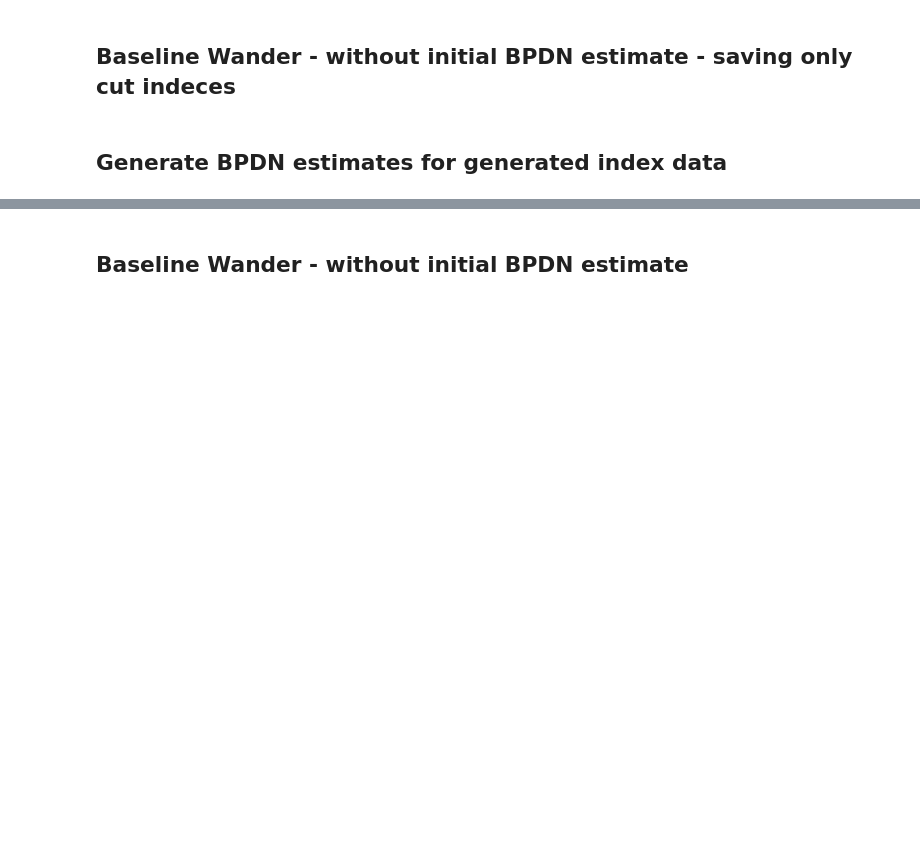
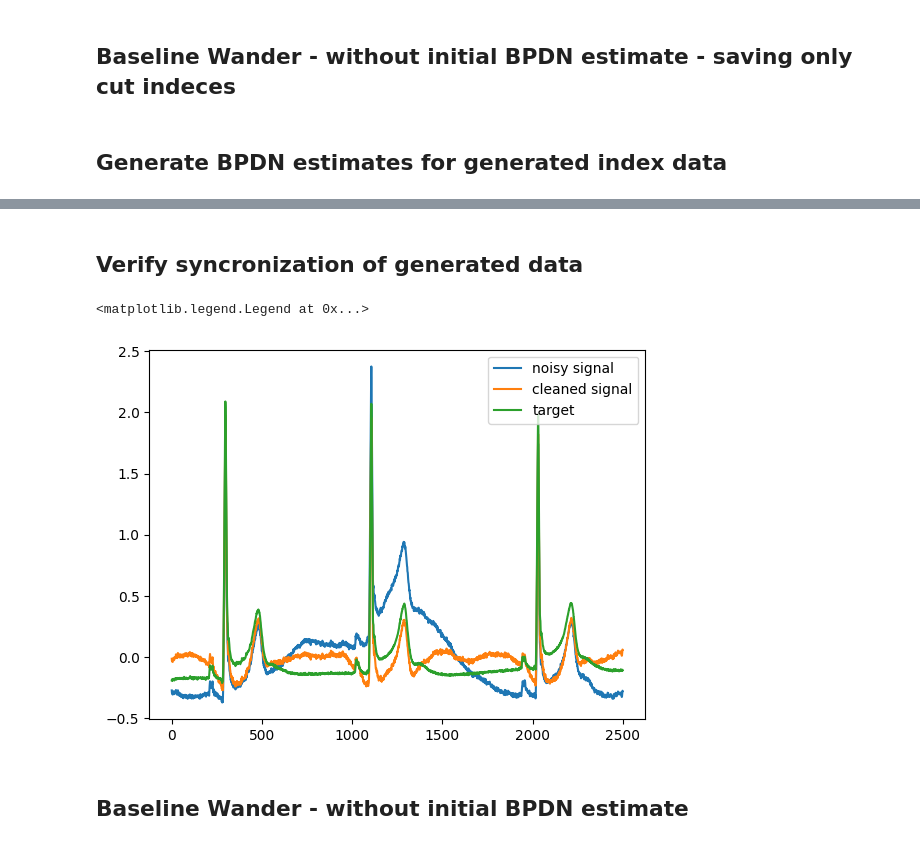
Before and after one commit to galigergergo/ecg-denoising, a Jupyter notebook: workspace/generate_data.ipynb, the cells around one changed output, grey strips where cells are left out. Cells and saved outputs as stored; diff of their text form; code cells hidden in the pictures; blank space fills up the shorter version.

Commit message:
Generated rest of BPDN data, merged and evaluated generated BPDN data

```diff
--- a/workspace/generate_data.ipynb
+++ b/workspace/generate_data.ipynb
@@ -77,0 +81,6 @@ np.save(f'data/generated/{outp_fname}', alphas)
+# %%
+data_path = 'data/generated'
+file_names = ['BW_alphas-BPDN_0-7000_2024-04-07-12-43-32.npy', 'BW_alphas-BPDN_7000-10000_2024-04-07-12-43-32.npy']
+merged_name = 'BW_alphas-BPDN_2024-04-07-12-43-32.npy'
+# %%
+res_merged = np.concatenate([np.load(pjoin(data_path, fn)) for fn in file_names])
@@ -78,3 +89,19 @@ np.save(f'data/generated/{outp_fname}', alphas)
+# %% [markdown]
+## Verify syncronization of generated data
+# %%
+gen_sigs = np.int_(gen_sigs)
+# %%
+i = 9000
+to_plot = np.zeros((3, 2500))
+to_plot[2, :] = inp_sigs[gen_sigs[1, i]:gen_sigs[1, i]+gen_sig_len, gen_sigs[0, i]]
+to_plot[0, :] = to_plot[2, :] + bw[gen_sigs[2, i]:gen_sigs[2, i]+gen_sig_len]
+to_plot[1, :] = to_plot[0, :] - dictionary@res_merged[i, :]
+# %%
+plt.plot(to_plot.T)
+plt.legend(labels=['noisy signal', 'cleaned signal', 'target'])
+# %% [output]
+<matplotlib.legend.Legend at 0x...>
+[figure, new version]
 # %% [markdown]
 ## Baseline Wander - without initial BPDN estimate
 # %%
```
Also changed, not shown: parts of 6 cells of this notebook, 3 other files.
